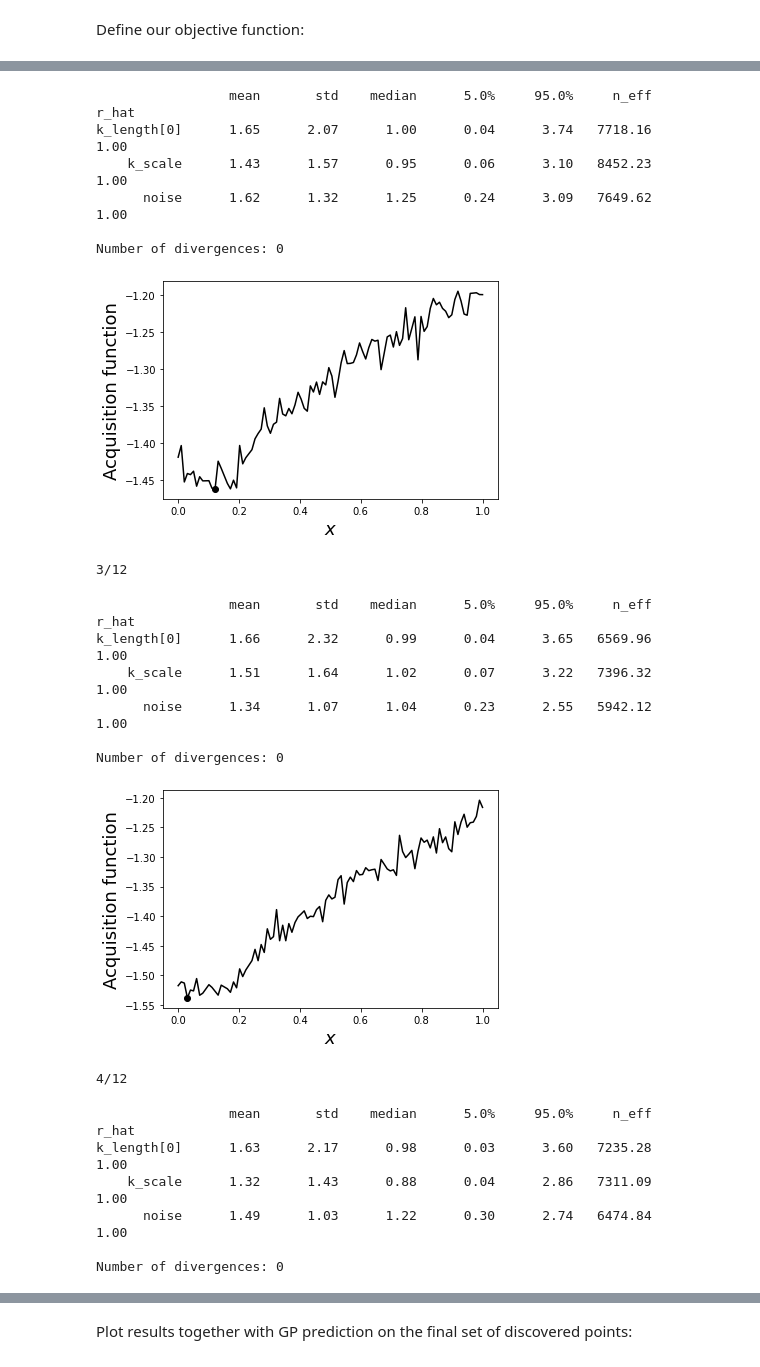
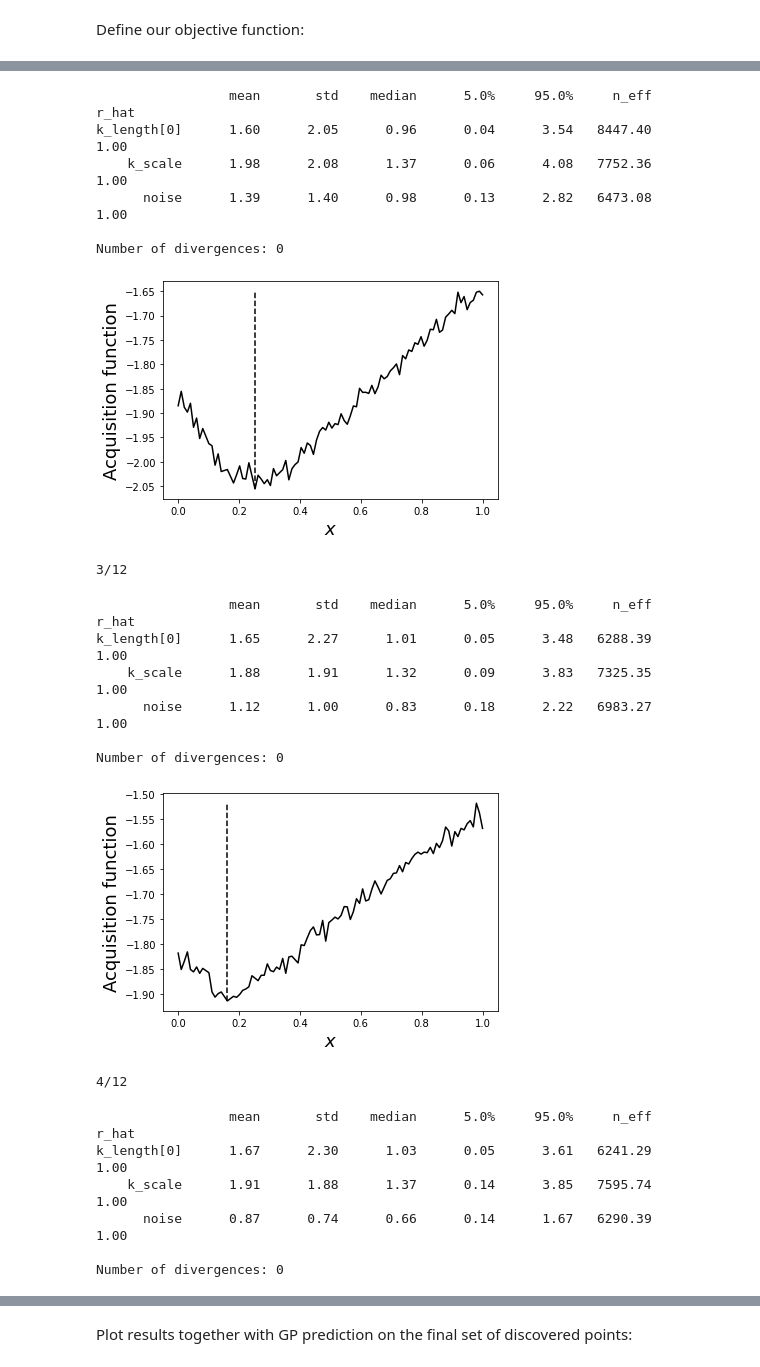
Before and after one commit to ziatdinovmax/AugmentedGaussianProcess, a Jupyter notebook: sGPBO_forrester.ipynb, the cells around one changed output, grey strips where cells are left out. Saved outputs shown, nothing was run; the diff lists cells and outputs as text; code cells hidden in the pictures.

```diff
--- a/sGPBO_forrester.ipynb
+++ b/sGPBO_forrester.ipynb
@@ -243,6 +321,6 @@ def get_data(N=100, noise_level=0):
     X_test = jnp.linspace(0, 1, N*2)
     truefunc = forrester_func(X, {"A": 5, "x01": -2, "B": 12, "x02": -4})
     Y = truefunc + noise_level * onp.random.normal(size=X.shape)
-    return X[:, None], Y, truefunc, X_test[:, None]
+    return X, Y, truefunc, X_test
 # %%
 plt.figure(dpi=100)
@@ -255,0 +336,11 @@ plt.legend()
+# %%
+# Get random number generators for train and test stages
+# (see JAX documentation for details on why we need them)
+rng_key, rng_key_predict = jra.split(jra.PRNGKey(0))
+
+# initialize model
+gp_model = ExactGP(1, RBFKernel)
+# Obtain GP posterior
+gp_model.fit(rng_key, X, Y, num_chains=1)
+# Make a prediction
+y_pred, y_sampled = gp_model.predict(rng_key_predict, X_test)
@@ -260,12 +380,0 @@ Do standard Bayesian optimization:
-# %%
-X, Y, truefunc, X_test = get_data(noise_level=1)
-
-onp.random.seed(10)  #42
-indices = jnp.arange(len(X))
-idx = onp.random.randint(0, len(X), 2)
-X_train, y_train = X[idx], Y[idx]
-indices_train = indices[idx]
-X_test = jnp.delete(X, idx)[:, None]
-y_test = jnp.delete(Y, idx)
-indices_test = jnp.delete(indices, idx)
-print(X_train.shape, X_test.shape, y_train.shape, y_test.shape)
@@ -274,31 +381,24 @@ print(X_train.shape, X_test.shape, y_train.shape, y_test.shape)
 # %%
-def plot_result(x, obj, idx):
-    plt.plot(x.squeeze(), obj, c='k')
-    plt.scatter(x[idx], obj.min(), c='k')
-    plt.xlabel("$x$", fontsize=18)
-    plt.ylabel("Acquisition function", fontsize=18)
-    plt.show()
-
 exploration_steps = 12
 acq_fn = UCB  #EI
 
-rng_key, rng_key_predict = jra.split(jra.PRNGKey(0))
+rng_key, rng_key_predict = jra.split(jra.PRNGKey(1))
 
 for e in range(exploration_steps):
     print("{}/{}".format(e+1, exploration_steps))
     # Initiate GP model
     gp_model = ExactGP(1, RBFKernel)
     # Get/update GP posterior
-    posterior_samples = gp_model.fit(rng_key, X_train, y_train, num_chains=10)
+    gp_model.fit(rng_key, X_train, y_train, num_warmup=1000, num_samples=1000, num_chains=10)
     # Compute acquisition
-    obj = acq_fn(rng_key_predict, gp_model, posterior_samples, X_test)
+    obj = acq_fn(rng_key_predict, gp_model, X_test, n=1)
     # Find maximum/minimum of acquisiton function to select the next "measurement" point
-    next_point_idx = obj.argmax() if acq_fn == EI else obj.argmin()
+    next_point_idx = obj.argmax() if acq_fn in (EI, UE) else obj.argmin()
     next_point = indices_test[next_point_idx]
     # Do "measurement"
     measured_point = y_test[next_point_idx]
-    # Plot current result
-    plot_result(X_test, obj, next_point_idx)
+    # Plot acquisition function
+    plot_acq(X_test, obj, next_point_idx)
     # Append to the arrays of measured points
     X_train = jnp.append(X_train, X_test[next_point_idx][None], 0)
     X_test = jnp.delete(X_test, next_point_idx, 0)
@@ -318,23 +418,23 @@ Number of divergences: 0
 2/12
                  mean       std    median      5.0%     95.0%     n_eff     r_hat
-k_length[0]      1.65      2.07      1.00      0.04      3.74   7718.16      1.00
-    k_scale      1.43      1.57      0.95      0.06      3.10   8452.23      1.00
-      noise      1.62      1.32      1.25      0.24      3.09   7649.62      1.00
+k_length[0]      1.60      2.05      0.96      0.04      3.54   8447.40      1.00
+    k_scale      1.98      2.08      1.37      0.06      4.08   7752.36      1.00
+      noise      1.39      1.40      0.98      0.13      2.82   6473.08      1.00
 
 Number of divergences: 0
-[figure, old version]
+[figure, new version]
 3/12
                  mean       std    median      5.0%     95.0%     n_eff     r_hat
-k_length[0]      1.66      2.32      0.99      0.04      3.65   6569.96      1.00
-    k_scale      1.51      1.64      1.02      0.07      3.22   7396.32      1.00
-      noise      1.34      1.07      1.04      0.23      2.55   5942.12      1.00
+k_length[0]      1.65      2.27      1.01      0.05      3.48   6288.39      1.00
+    k_scale      1.88      1.91      1.32      0.09      3.83   7325.35      1.00
+      noise      1.12      1.00      0.83      0.18      2.22   6983.27      1.00
 
 Number of divergences: 0
-[figure, old version]
+[figure, new version]
 4/12
                  mean       std    median      5.0%     95.0%     n_eff     r_hat
-k_length[0]      1.63      2.17      0.98      0.03      3.60   7235.28      1.00
-    k_scale      1.32      1.43      0.88      0.04      2.86   7311.09      1.00
-      noise      1.49      1.03      1.22      0.30      2.74   6474.84      1.00
+k_length[0]      1.67      2.30      1.03      0.05      3.61   6241.29      1.00
+    k_scale      1.91      1.88      1.37      0.14      3.85   7595.74      1.00
+      noise      0.87      0.74      0.66      0.14      1.67   6290.39      1.00
 
 Number of divergences: 0
```
Also changed, not shown: parts of 38 cells of this notebook.
